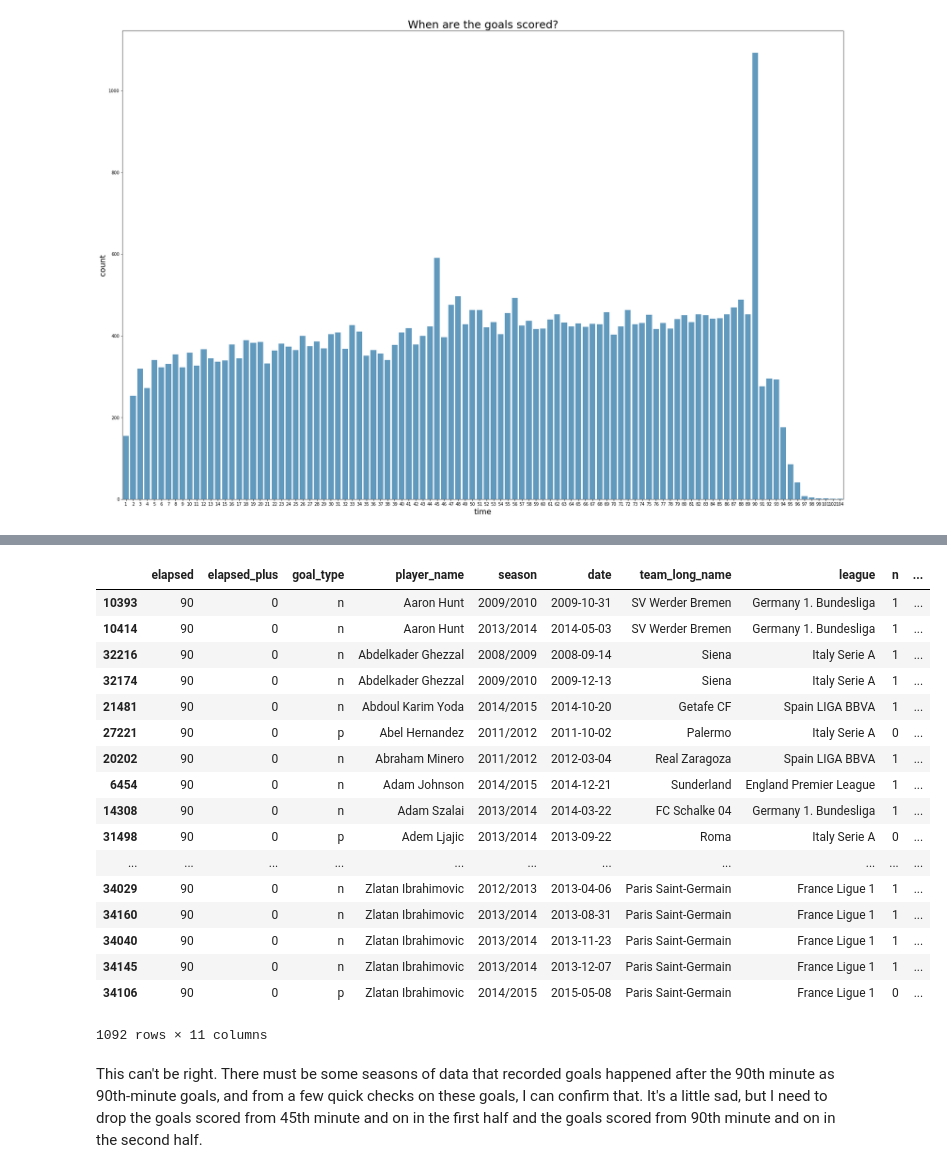
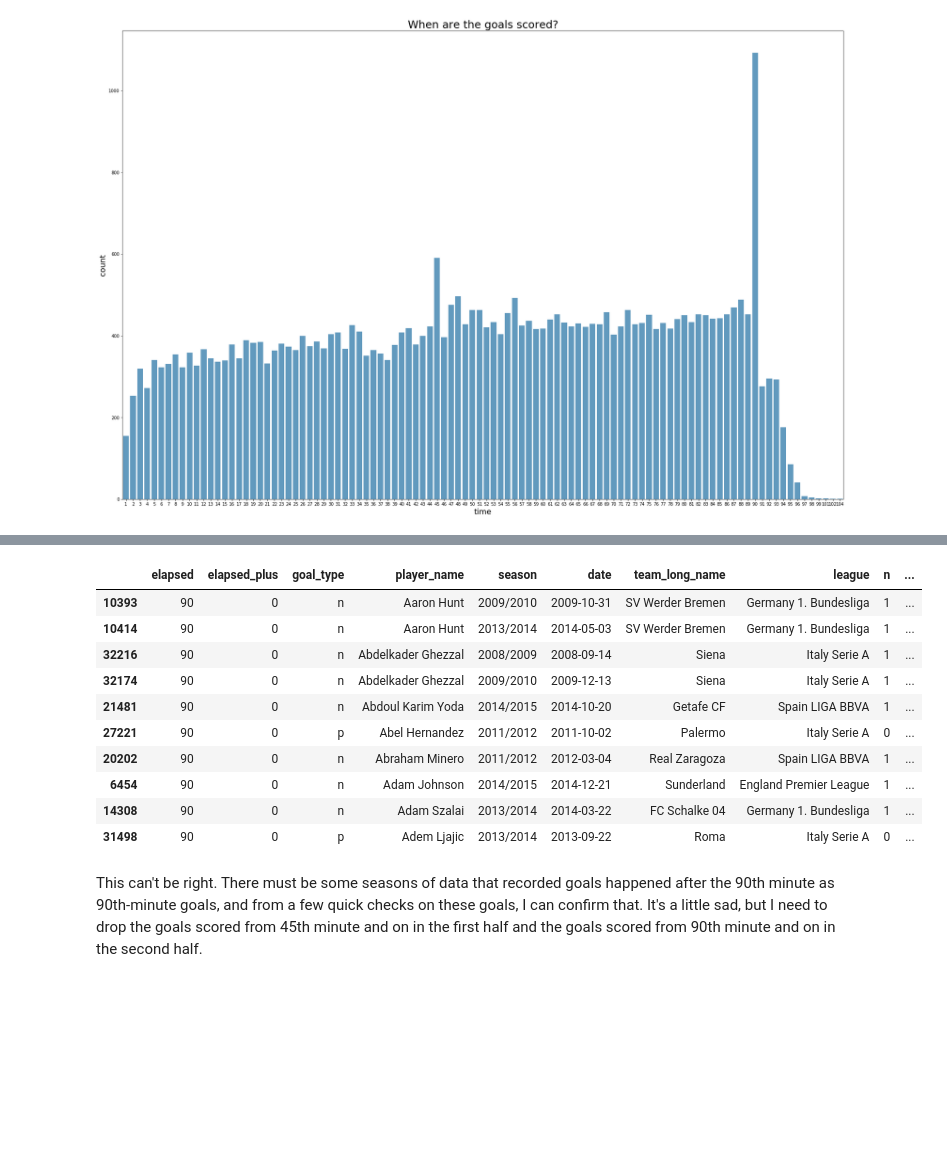
Before and after one commit to junsooshin/europeansoccer, a Jupyter notebook: soccer.ipynb, the cells around one changed output, grey strips where cells are left out. Cells and saved outputs as stored; diff of their text form; code cells hidden in the pictures; blank space fills up the shorter version.

Commit message:
fixed the length of some tables

```diff
--- a/soccer.ipynb
+++ b/soccer.ipynb
@@ -442,24 +420,17 @@ Name: time, Length: 102, dtype: int64
 # %%
-goal_data_with_time.loc[goal_data_with_time['time'] == 90]
+goal_data_with_time.loc[goal_data_with_time['time'] == 90].head(10)
 # %% [output]
 |  | elapsed | elapsed_plus | goal_type | player_name | season | date | team_long_name | league | n | ... |
 | 10393 | 90 | 0 | n | Aaron Hunt | 2009/2010 | 2009-10-31 | SV Werder Bremen | Germany 1. Bundesliga | 1 | ... |
 | 10414 | 90 | 0 | n | Aaron Hunt | 2013/2014 | 2014-05-03 | SV Werder Bremen | Germany 1. Bundesliga | 1 | ... |
 | 32216 | 90 | 0 | n | Abdelkader Ghezzal | 2008/2009 | 2008-09-14 | Siena | Italy Serie A | 1 | ... |
 | 32174 | 90 | 0 | n | Abdelkader Ghezzal | 2009/2010 | 2009-12-13 | Siena | Italy Serie A | 1 | ... |
 | 21481 | 90 | 0 | n | Abdoul Karim Yoda | 2014/2015 | 2014-10-20 | Getafe CF | Spain LIGA BBVA | 1 | ... |
 | 27221 | 90 | 0 | p | Abel Hernandez | 2011/2012 | 2011-10-02 | Palermo | Italy Serie A | 0 | ... |
 | 20202 | 90 | 0 | n | Abraham Minero | 2011/2012 | 2012-03-04 | Real Zaragoza | Spain LIGA BBVA | 1 | ... |
 | 6454 | 90 | 0 | n | Adam Johnson | 2014/2015 | 2014-12-21 | Sunderland | England Premier League | 1 | ... |
 | 14308 | 90 | 0 | n | Adam Szalai | 2013/2014 | 2014-03-22 | FC Schalke 04 | Germany 1. Bundesliga | 1 | ... |
 | 31498 | 90 | 0 | p | Adem Ljajic | 2013/2014 | 2013-09-22 | Roma | Italy Serie A | 0 | ... |
-| ... | ... | ... | ... | ... | ... | ... | ... | ... | ... | ... |
-| 34029 | 90 | 0 | n | Zlatan Ibrahimovic | 2012/2013 | 2013-04-06 | Paris Saint-Germain | France Ligue 1 | 1 | ... |
-| 34160 | 90 | 0 | n | Zlatan Ibrahimovic | 2013/2014 | 2013-08-31 | Paris Saint-Germain | France Ligue 1 | 1 | ... |
-| 34040 | 90 | 0 | n | Zlatan Ibrahimovic | 2013/2014 | 2013-11-23 | Paris Saint-Germain | France Ligue 1 | 1 | ... |
-| 34145 | 90 | 0 | n | Zlatan Ibrahimovic | 2013/2014 | 2013-12-07 | Paris Saint-Germain | France Ligue 1 | 1 | ... |
-| 34106 | 90 | 0 | p | Zlatan Ibrahimovic | 2014/2015 | 2015-05-08 | Paris Saint-Germain | France Ligue 1 | 0 | ... |
-1092 rows × 11 columns
 # %% [markdown]
 This can't be right. There must be some seasons of data that recorded goals happened after the 90th minute as 90th-minute goals, and from a few quick checks on these goals, I can confirm that. It's a little sad, but I need to drop the goals scored from 45th minute and on in the first half and the goals scored from 90th minute and on in the second half.
 # %% [markdown]
```
Also changed, not shown: parts of 2 cells of this notebook, 1 other file.
